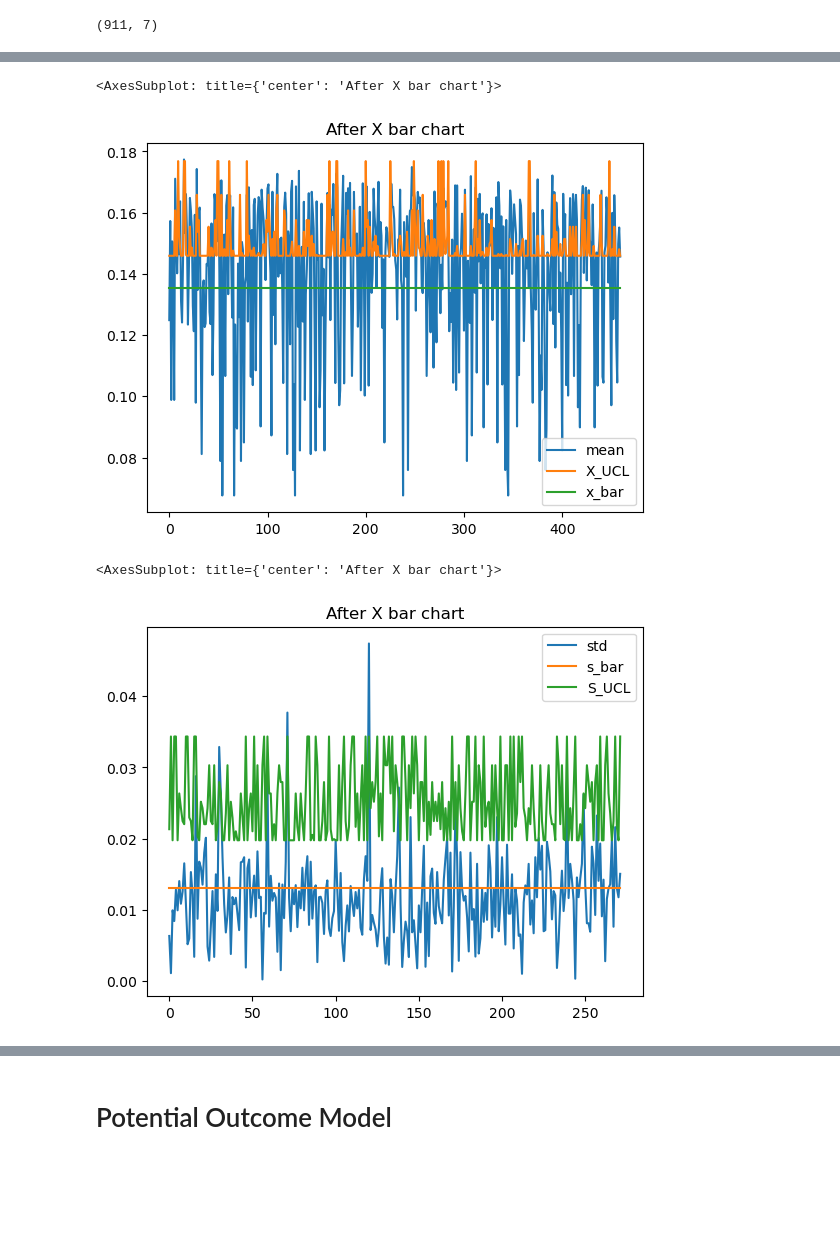
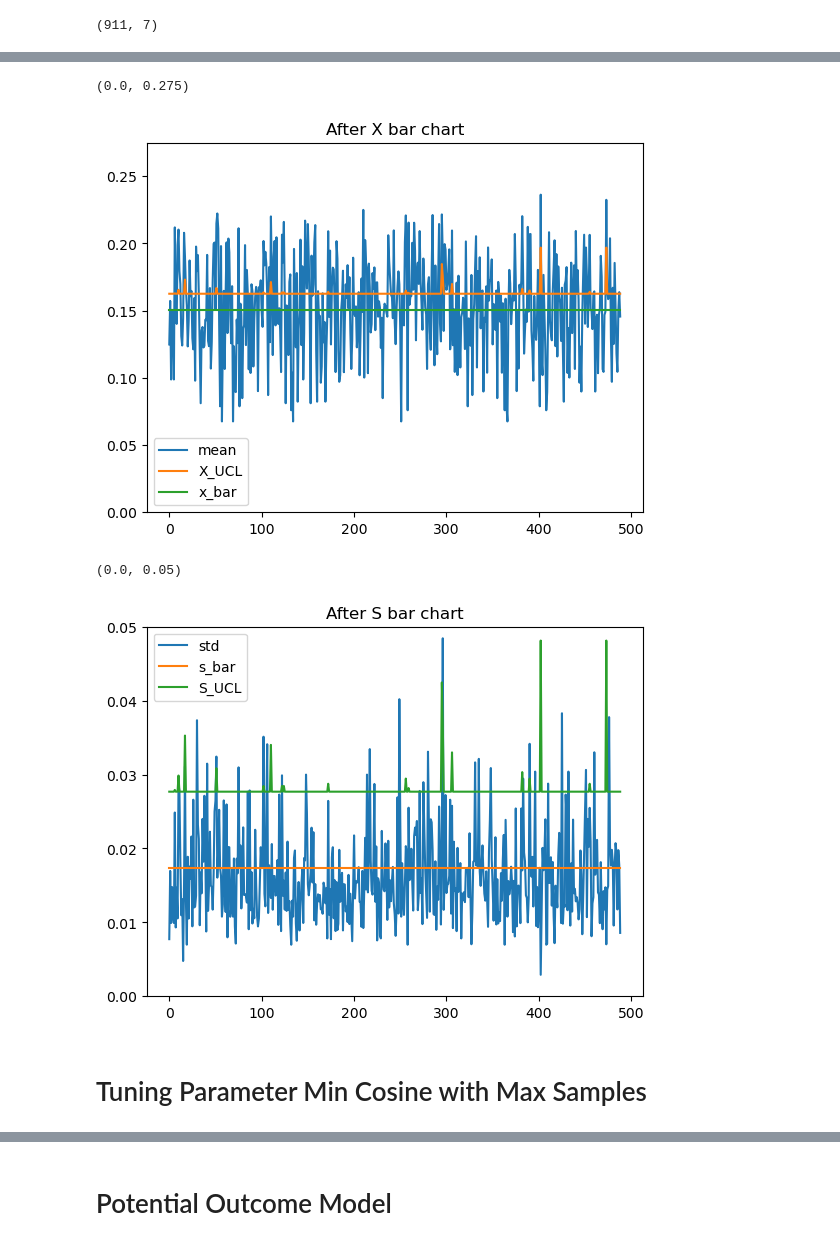
Before and after one commit to raymondEDS/aICLR, a Jupyter notebook: python/CI_embedding_matching.ipynb, the cells around one changed output, grey strips where cells are left out. Cells and saved outputs as stored; diff of their text form; code cells hidden in the pictures; blank space fills up the shorter version.

```diff
--- a/python/CI_embedding_matching.ipynb
+++ b/python/CI_embedding_matching.ipynb
@@ -109,7 +104,7 @@ from sklearn.neighbors import NearestCentroid
 
 #setting up KNN for 2018
 #note radius parameter doesnt do anything unless we use radius_neighbors
-neigh = NearestNeighbors( n_neighbors=100, metric = 'cosine', radius = 0.3)
+neigh = NearestNeighbors( n_neighbors=20, metric = 'cosine', radius = 0.3)
 non_anchor_embedding_2018 = np.array(df_embeddings_2018.embedding.to_list())
 neigh.fit(non_anchor_embedding_2018)
 
@@ -123,7 +118,7 @@ clf.fit(anchor_embedding_2017, anchor_agg_clusters_2017)
 
 #dictionary of all the agg clusters and the 20 KNN from 2018
 dict_agg_cluster_matches ={}
-tuning_param_cos_dist = 0.30
+tuning_param_cos_dist = 0.3
 for cluster_id in np.unique(clustering.labels_):
 
     distances, indices = neigh.kneighbors([clf.centroids_[cluster_id]])
@@ -315,7 +346,7 @@ df_spc[['std','s_bar','S_UCL']].plot(title='Before S bar Chart')
 import matplotlib.pyplot as plt
 #pd.options.plotting.backend = "plotly"
 
-tuning_param_cos_dist = 0.18
+tuning_param_cos_dist = 0.238438
 df_spc = df_tuning[df_tuning<=tuning_param_cos_dist]
 df_spc['count'] = df_spc.count(axis=1)
 df_spc = df_spc[df_spc['count']>=2]
@@ -330,8 +361,12 @@ df_spc1 = df_spc1.drop(columns= ['count'])
 
 df_spc['X_UCL'] = x_double_bar + df_spc.count(axis = 1).apply(lambda n: get_a3(n)) * get_s_bar(df_spc)
 df_spc['S_UCL'] = df_spc.count(axis = 1).apply(lambda n: get_b4(n)) * get_s_bar(df_spc)
+
+#Need to make sure that we do not include the count column, x_bar column, and s_bar colun but still main
+# the average and standard deviation
 df_spc['mean'] =df_spc1.mean(axis=1)
 df_spc['std'] = df_spc1.std(axis=1)
+
 
 
 
@@ -340,12 +375,14 @@ df_spc['x_bar'] = pd.Series([x_double_bar for x in range(len(df_spc.index))])
 df_spc['s_bar'] = pd.Series([s_bar for x in range(len(df_spc.index))])
 
 
-df_spc[['mean','X_UCL','x_bar']].plot(title= "After X bar chart")
+df_spc[['mean','X_UCL','x_bar']].plot(title= "After X bar chart").set_ylim(0,0.275)
 # %% [output]
-<AxesSubplot: title={'center': 'After X bar chart'}>
+(0.0, 0.275)
-[figure, old version]
+[figure, new version]
 # %%
-df_spc[['std','s_bar','S_UCL']].plot(title= "After X bar chart")
+df_spc[['std','s_bar','S_UCL']].plot(title= "After S bar chart").set_ylim(0,0.05)
 # %% [output]
-<AxesSubplot: title={'center': 'After X bar chart'}>
+(0.0, 0.05)
-[figure, old version]
+[figure, new version]
+# %% [markdown]
+# Tuning Parameter Min Cosine with Max Samples
```
Also changed, not shown: parts of 22 cells of this notebook, 12 other files.
